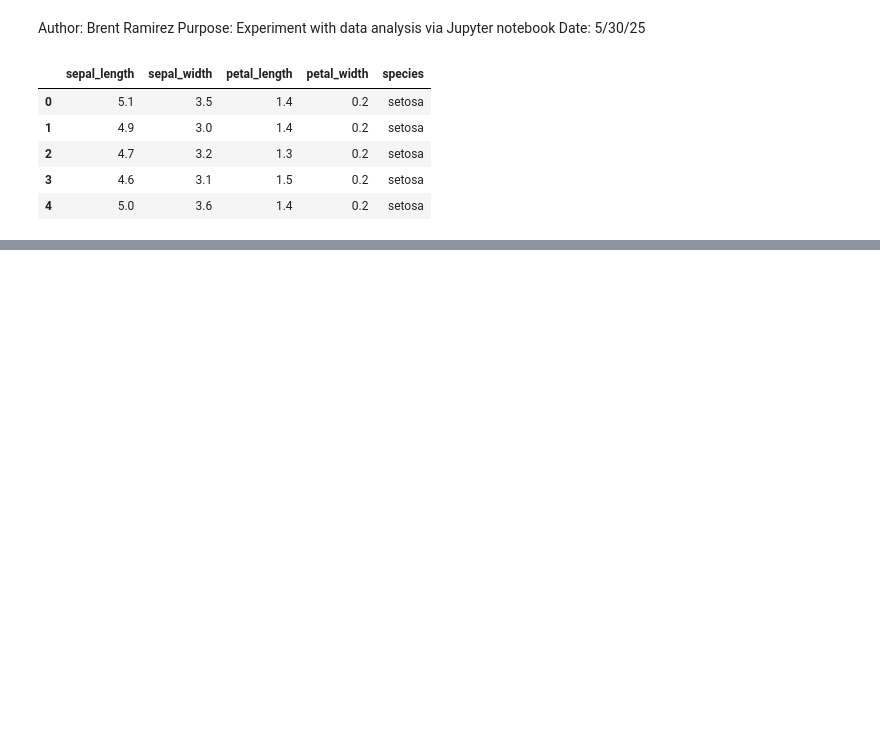
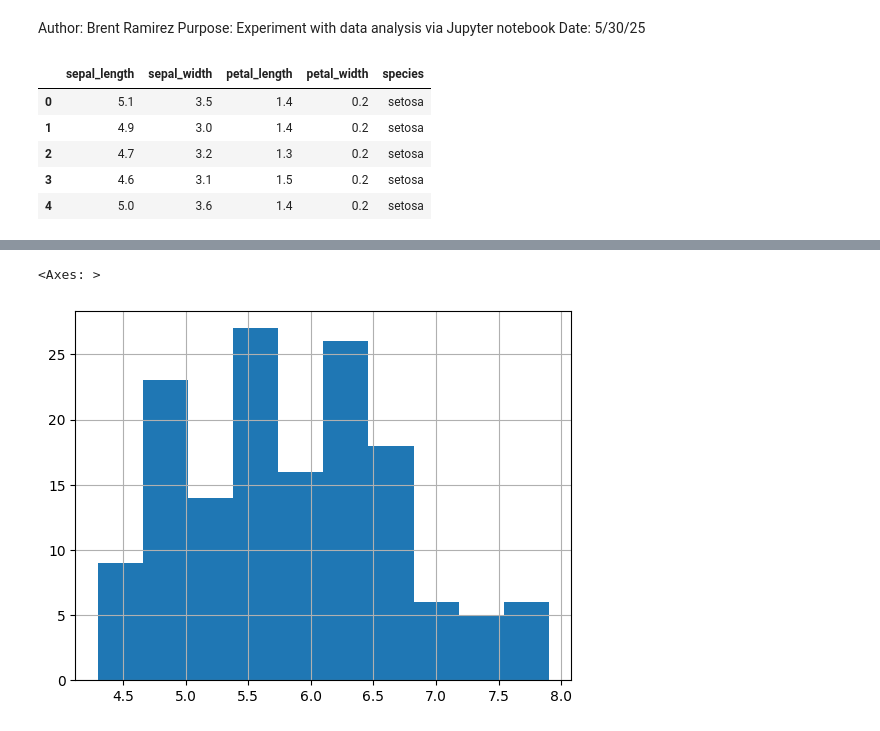
Before and after one commit to bramz00/datafun-04-eda, a Jupyter notebook: datafun-04-notebook.ipynb, the cells around one changed output, grey strips where cells are left out. Drawn from its saved outputs; the diff is of its cells as text; code cells hidden in the pictures; blank space fills up the shorter version.

Commit message:
Cleaned data and created charts from cleaned data

```diff
--- a/datafun-04-notebook.ipynb
+++ b/datafun-04-notebook.ipynb
@@ -24,0 +85,5 @@ iris_df.head()
+# %%
+iris_df['sepal_length'].hist()
+# %% [output]
+<Axes: >
+[figure, added]
```
Also changed, not shown: parts of 15 cells of this notebook.
